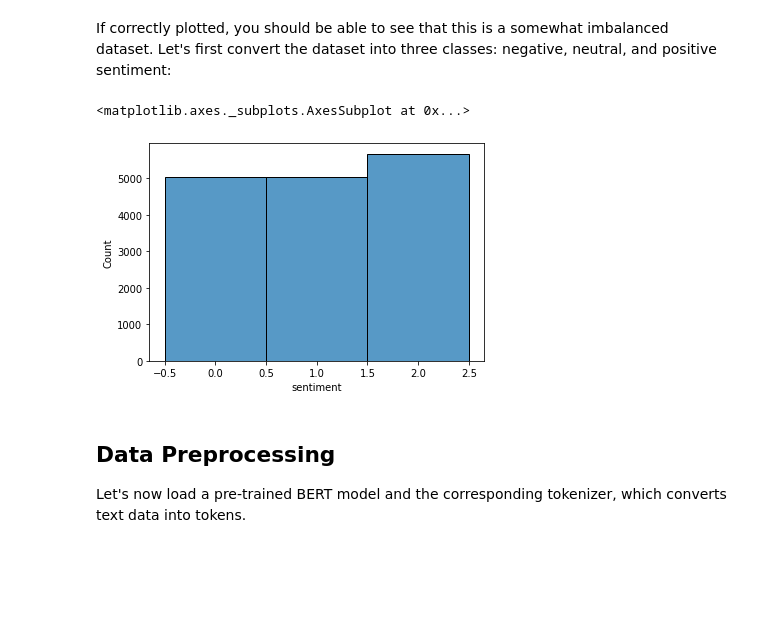
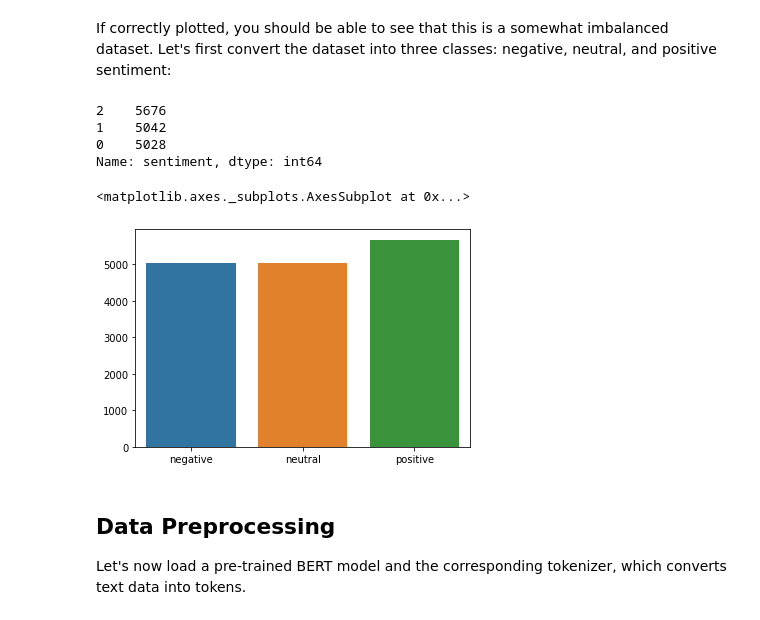
Before and after one commit to yeb2Binfang/ECE-GY9123_DL, a Jupyter notebook: HW/HW4/hw4prob3.ipynb, the cells around one changed output. Cells and saved outputs as stored; diff of their text form; code cells hidden in the pictures; blank space fills up the shorter version.

```diff
--- a/HW/HW4/hw4prob3.ipynb
+++ b/HW/HW4/hw4prob3.ipynb
@@ -82,14 +82,22 @@ def to_sentiment(rating):
     return 2
 
 df['sentiment'] = df.score.apply(to_sentiment)
+# %%
+df['sentiment'].value_counts()
+# %% [output]
+2    5676
+1    5042
+0    5028
+Name: sentiment, dtype: int64
 # %%
 class_names = ['negative', 'neutral', 'positive']
+vals = [5028,5042,5676]
 # %%
 # TODO: Q3. Plot the histogram of review sentiments, and show that it is now approximately balanced.
-sns.histplot(data=df['sentiment'],discrete=True)
+sns.barplot(x=class_names,y=vals)
 # %% [output]
 <matplotlib.axes._subplots.AxesSubplot at 0x...>
-[figure, old version]
+[figure, new version]
 # %% [markdown]
 ## Data Preprocessing
 
```
Also changed, not shown: parts of 15 cells of this notebook.
